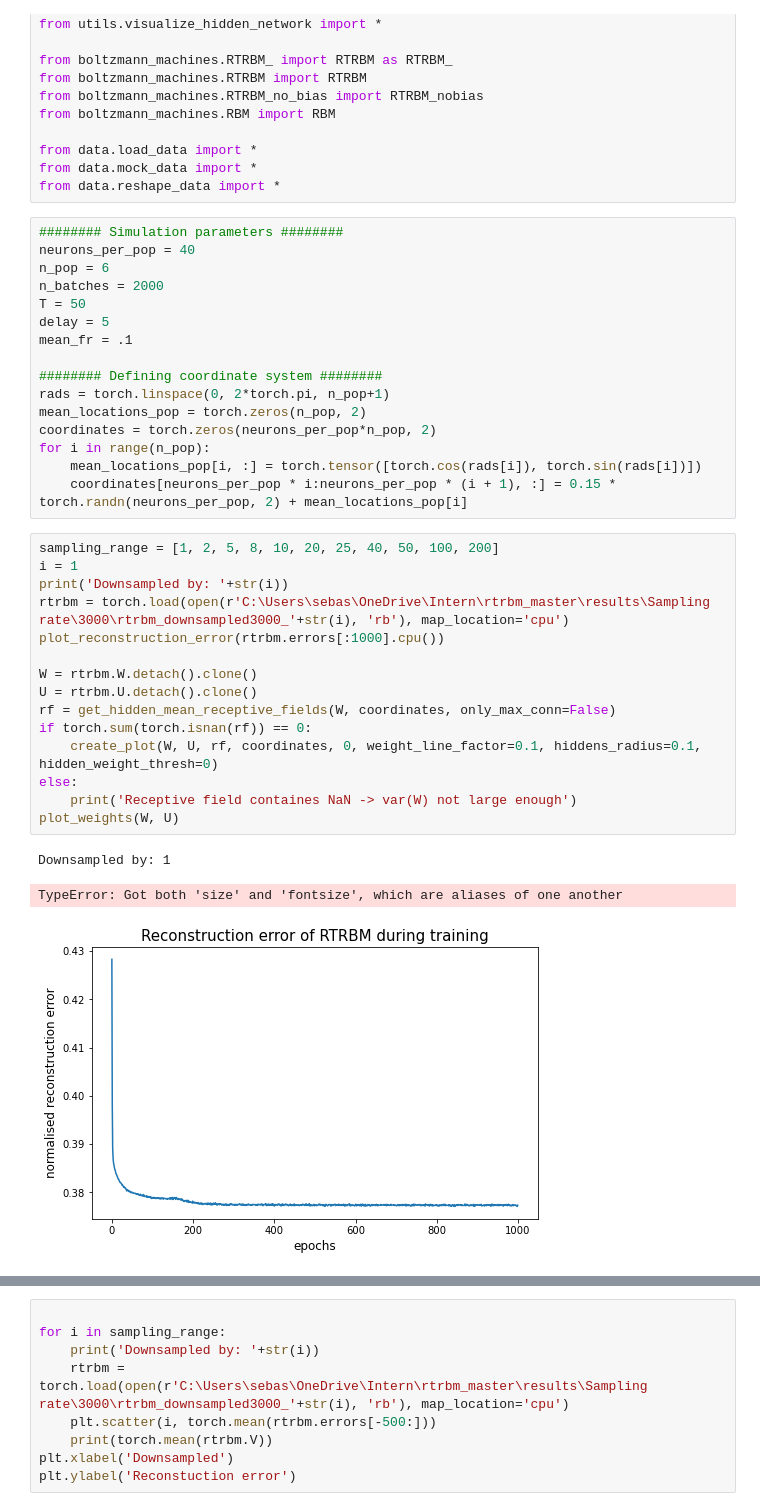
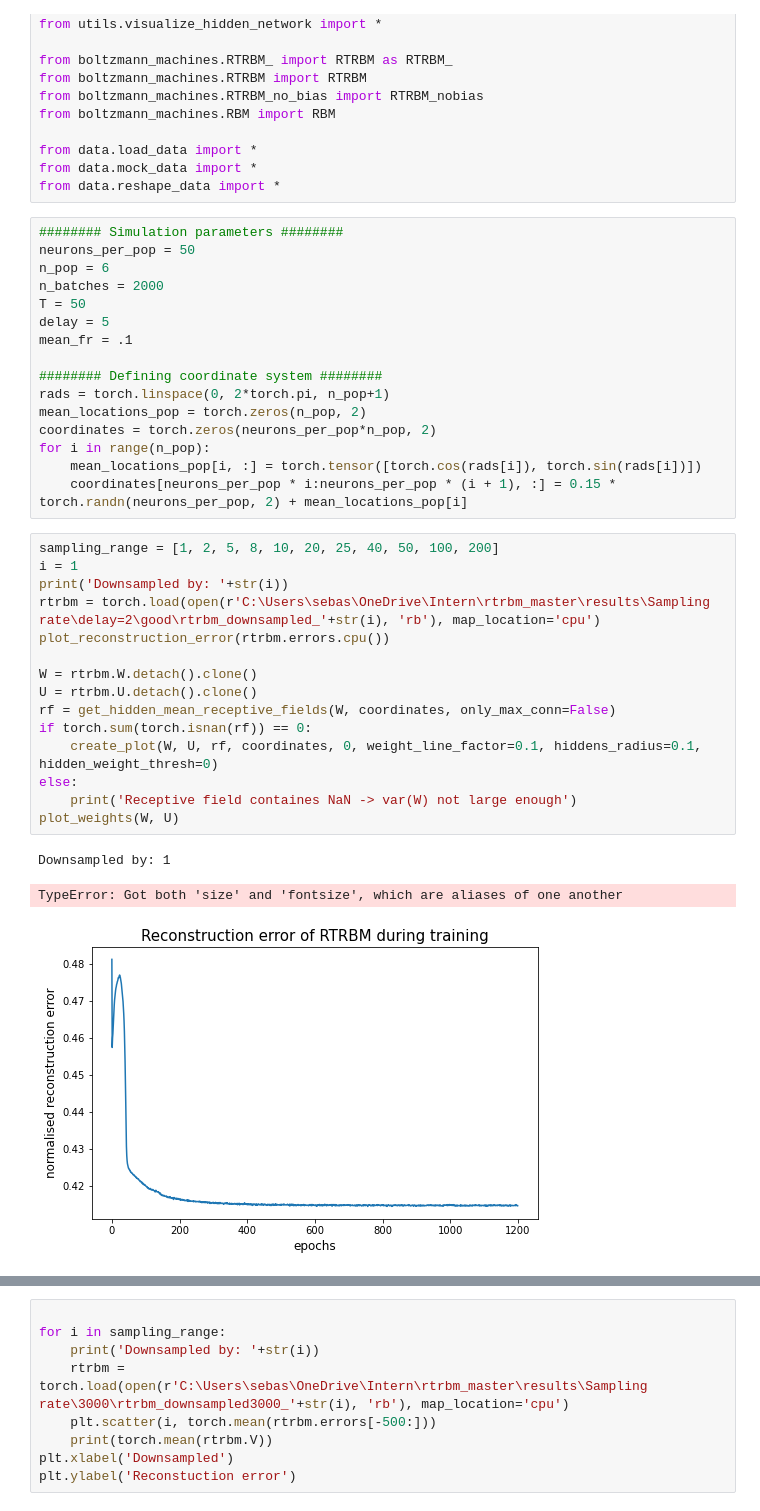
Before and after one commit to casperpeters/intern, a Jupyter notebook: notebooks/Poisson Time-shifted data/Analyse sampling rate.ipynb, the cells around one changed output, grey strips where cells are left out. Cells and saved outputs as stored; diff of their text form.

```diff
--- a/notebooks/Poisson Time-shifted data/Analyse sampling rate.ipynb
+++ b/notebooks/Poisson Time-shifted data/Analyse sampling rate.ipynb
@@ -31,7 +31,7 @@ from data.mock_data import *
 from data.reshape_data import *
 # %%
 ######## Simulation parameters ########
-neurons_per_pop = 40
+neurons_per_pop = 50
 n_pop = 6
 n_batches = 2000
 T = 50
@@ -48,21 +48,21 @@ for i in range(n_pop):
 # %%
 sampling_range = [1, 2, 5, 8, 10, 20, 25, 40, 50, 100, 200]
 i = 1
 print('Downsampled by: '+str(i))
-rtrbm = torch.load(open(r'C:\Users\sebas\OneDrive\Intern\rtrbm_master\results\Sampling rate\3000\rtrbm_downsampled3000_'+str(i), 'rb'), map_location='cpu')
-plot_reconstruction_error(rtrbm.errors[:1000].cpu())
+rtrbm = torch.load(open(r'C:\Users\sebas\OneDrive\Intern\rtrbm_master\results\Sampling rate\delay=2\good\rtrbm_downsampled_'+str(i), 'rb'), map_location='cpu')
+plot_reconstruction_error(rtrbm.errors.cpu())
 
 W = rtrbm.W.detach().clone()
 U = rtrbm.U.detach().clone()
 rf = get_hidden_mean_receptive_fields(W, coordinates, only_max_conn=False)
 if torch.sum(torch.isnan(rf)) == 0:
     create_plot(W, U, rf, coordinates, 0, weight_line_factor=0.1, hiddens_radius=0.1, hidden_weight_thresh=0)
 else:
     print('Receptive field containes NaN -> var(W) not large enough')
 plot_weights(W, U)
 # %% [output]
 Downsampled by: 1
 TypeError: Got both 'size' and 'fontsize', which are aliases of one another
-[figure, old version]
+[figure, new version]
 [figure]
 # %%
```
Also changed, not shown: parts of 1 cell of this notebook, 5 other files.
